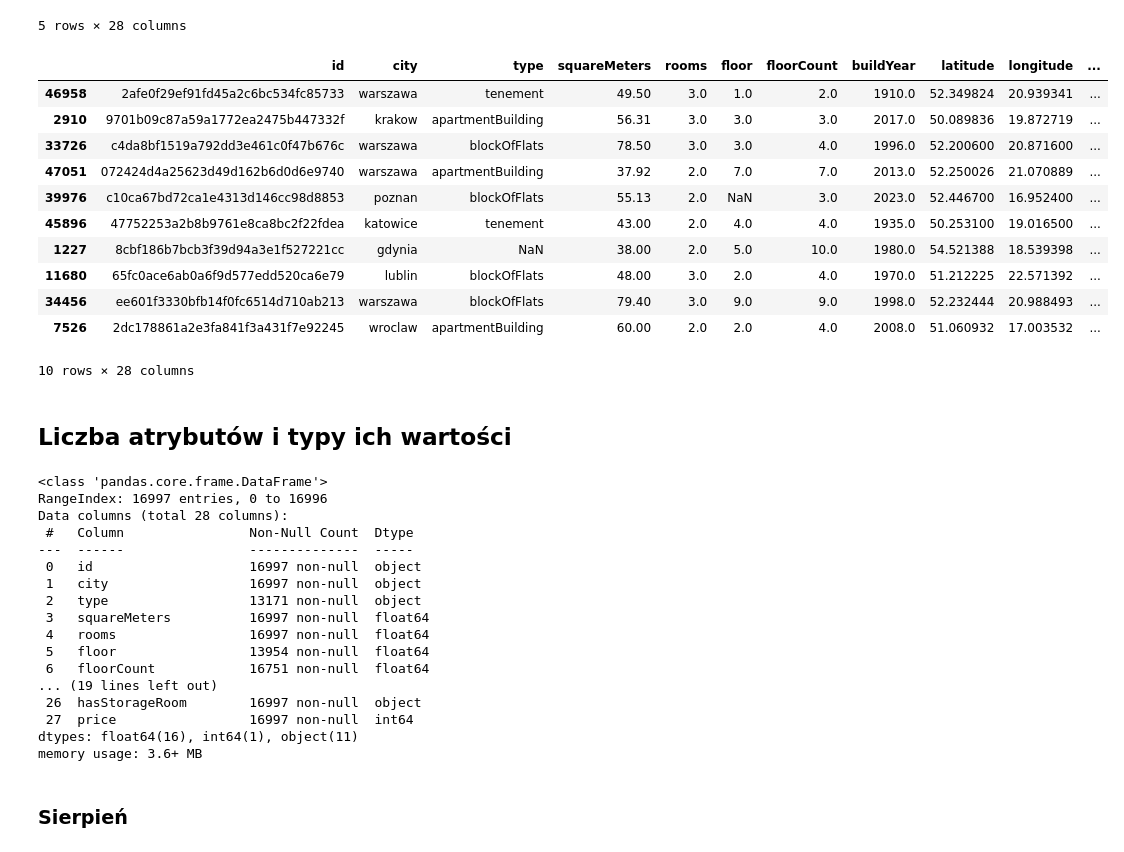
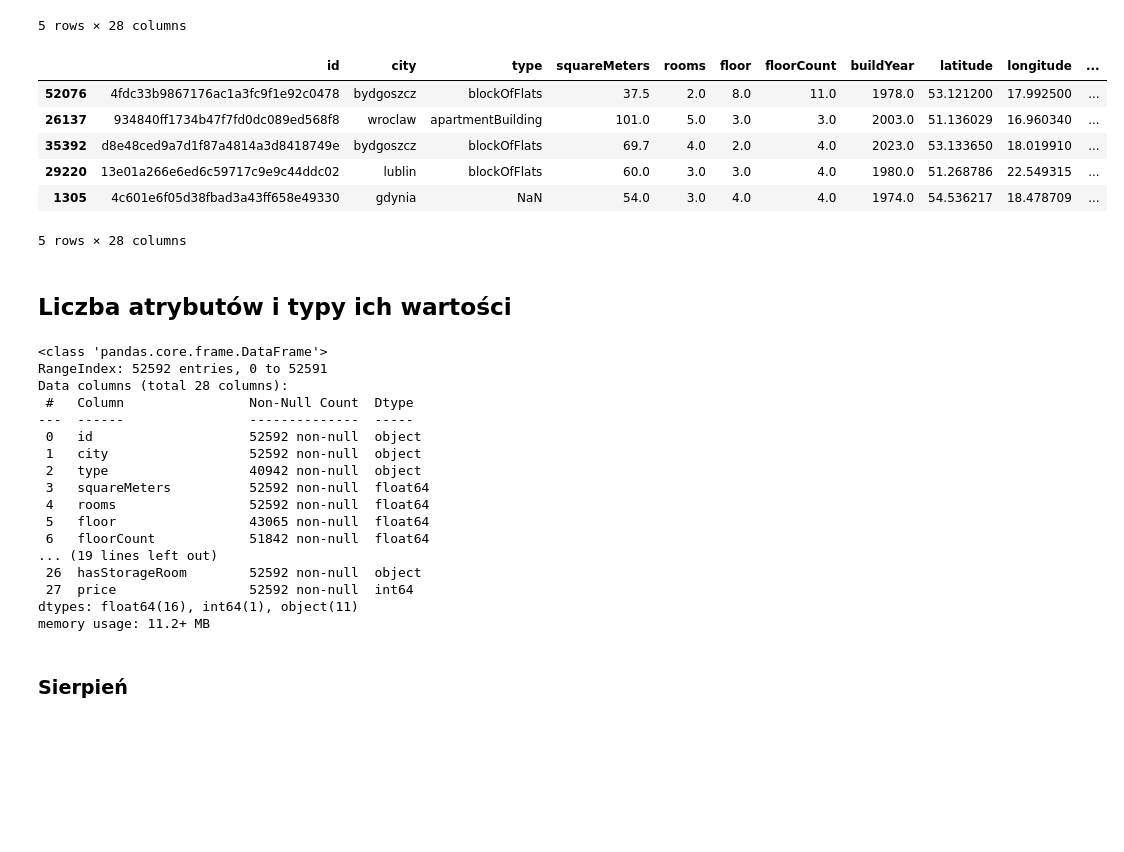
Before and after one commit to Roger1121/FlatAI, a Jupyter notebook: DataAnalysis.ipynb, the cells around one changed output. Drawn from its saved outputs; the diff is of its cells as text; code cells hidden in the pictures; blank space fills up the shorter version.

```diff
--- a/DataAnalysis.ipynb
+++ b/DataAnalysis.ipynb
@@ -67,39 +75,34 @@ data_ALL = pd.concat([data_AUG, data_SEP, data_OCT], ignore_index=True)
 # %%
-data_ALL.sample(10)
+data_ALL.sample(5)
 # %% [output]
 |  | id | city | type | squareMeters | rooms | floor | floorCount | buildYear | latitude | longitude | ... |
-| 46958 | 2afe0f29ef91fd45a2c6bc534fc85733 | warszawa | tenement | 49.50 | 3.0 | 1.0 | 2.0 | 1910.0 | 52.349824 | 20.939341 | ... |
-| 2910 | 9701b09c87a59a1772ea2475b447332f | krakow | apartmentBuilding | 56.31 | 3.0 | 3.0 | 3.0 | 2017.0 | 50.089836 | 19.872719 | ... |
-| 33726 | c4da8bf1519a792dd3e461c0f47b676c | warszawa | blockOfFlats | 78.50 | 3.0 | 3.0 | 4.0 | 1996.0 | 52.200600 | 20.871600 | ... |
-| 47051 | 072424d4a25623d49d162b6d0d6e9740 | warszawa | apartmentBuilding | 37.92 | 2.0 | 7.0 | 7.0 | 2013.0 | 52.250026 | 21.070889 | ... |
-| 39976 | c10ca67bd72ca1e4313d146cc98d8853 | poznan | blockOfFlats | 55.13 | 2.0 | NaN | 3.0 | 2023.0 | 52.446700 | 16.952400 | ... |
-| 45896 | 47752253a2b8b9761e8ca8bc2f22fdea | katowice | tenement | 43.00 | 2.0 | 4.0 | 4.0 | 1935.0 | 50.253100 | 19.016500 | ... |
-| 1227 | 8cbf186b7bcb3f39d94a3e1f527221cc | gdynia | NaN | 38.00 | 2.0 | 5.0 | 10.0 | 1980.0 | 54.521388 | 18.539398 | ... |
-| 11680 | 65fc0ace6ab0a6f9d577edd520ca6e79 | lublin | blockOfFlats | 48.00 | 3.0 | 2.0 | 4.0 | 1970.0 | 51.212225 | 22.571392 | ... |
-| 34456 | ee601f3330bfb14f0fc6514d710ab213 | warszawa | blockOfFlats | 79.40 | 3.0 | 9.0 | 9.0 | 1998.0 | 52.232444 | 20.988493 | ... |
-| 7526 | 2dc178861a2e3fa841f3a431f7e92245 | wroclaw | apartmentBuilding | 60.00 | 2.0 | 2.0 | 4.0 | 2008.0 | 51.060932 | 17.003532 | ... |
+| 52076 | 4fdc33b9867176ac1a3fc9f1e92c0478 | bydgoszcz | blockOfFlats | 37.5 | 2.0 | 8.0 | 11.0 | 1978.0 | 53.121200 | 17.992500 | ... |
+| 26137 | 934840ff1734b47f7fd0dc089ed568f8 | wroclaw | apartmentBuilding | 101.0 | 5.0 | 3.0 | 3.0 | 2003.0 | 51.136029 | 16.960340 | ... |
+| 35392 | d8e48ced9a7d1f87a4814a3d8418749e | bydgoszcz | blockOfFlats | 69.7 | 4.0 | 2.0 | 4.0 | 2023.0 | 53.133650 | 18.019910 | ... |
+| 29220 | 13e01a266e6ed6c59717c9e9c44ddc02 | lublin | blockOfFlats | 60.0 | 3.0 | 3.0 | 4.0 | 1980.0 | 51.268786 | 22.549315 | ... |
+| 1305 | 4c601e6f05d38fbad3a43ff658e49330 | gdynia | NaN | 54.0 | 3.0 | 4.0 | 4.0 | 1974.0 | 54.536217 | 18.478709 | ... |
-10 rows × 28 columns
+5 rows × 28 columns
 # %% [markdown]
 ## Liczba atrybutów i typy ich wartości
 # %%
-data_SEP.info()
+data_ALL.info()
 # %% [output]
 <class 'pandas.core.frame.DataFrame'>
-RangeIndex: 16997 entries, 0 to 16996
+RangeIndex: 52592 entries, 0 to 52591
 Data columns (total 28 columns):
  #   Column                Non-Null Count  Dtype
 ---  ------                --------------  -----
- 0   id                    16997 non-null  object
- 1   city                  16997 non-null  object
- 2   type                  13171 non-null  object
- 3   squareMeters          16997 non-null  float64
- 4   rooms                 16997 non-null  float64
- 5   floor                 13954 non-null  float64
- 6   floorCount            16751 non-null  float64
+ 0   id                    52592 non-null  object
+ 1   city                  52592 non-null  object
+ 2   type                  40942 non-null  object
+ 3   squareMeters          52592 non-null  float64
+ 4   rooms                 52592 non-null  float64
+ 5   floor                 43065 non-null  float64
+ 6   floorCount            51842 non-null  float64
 ... (19 lines left out)
- 26  hasStorageRoom        16997 non-null  object
- 27  price                 16997 non-null  int64
+ 26  hasStorageRoom        52592 non-null  object
+ 27  price                 52592 non-null  int64
 dtypes: float64(16), int64(1), object(11)
-memory usage: 3.6+ MB
+memory usage: 11.2+ MB
 # %% [markdown]
 ### Sierpień
```
Also changed, not shown: parts of 38 cells of this notebook.
